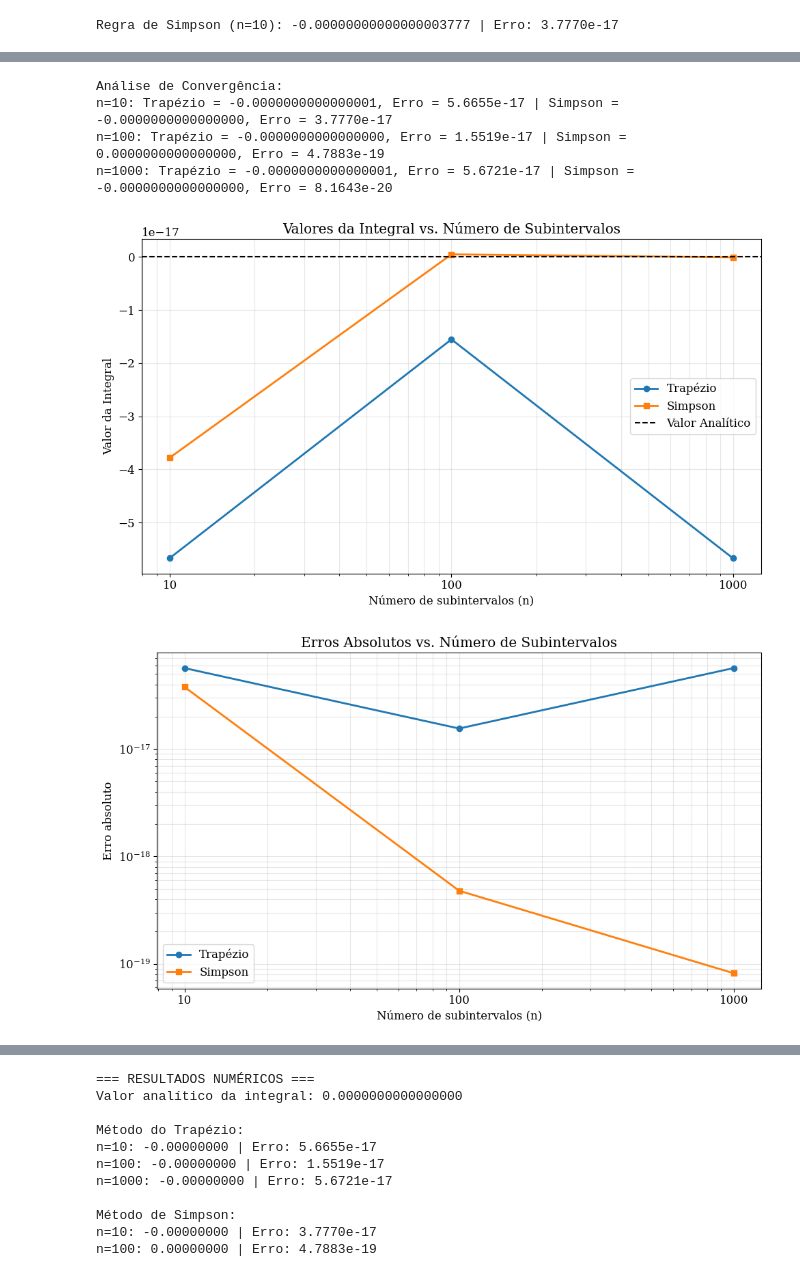
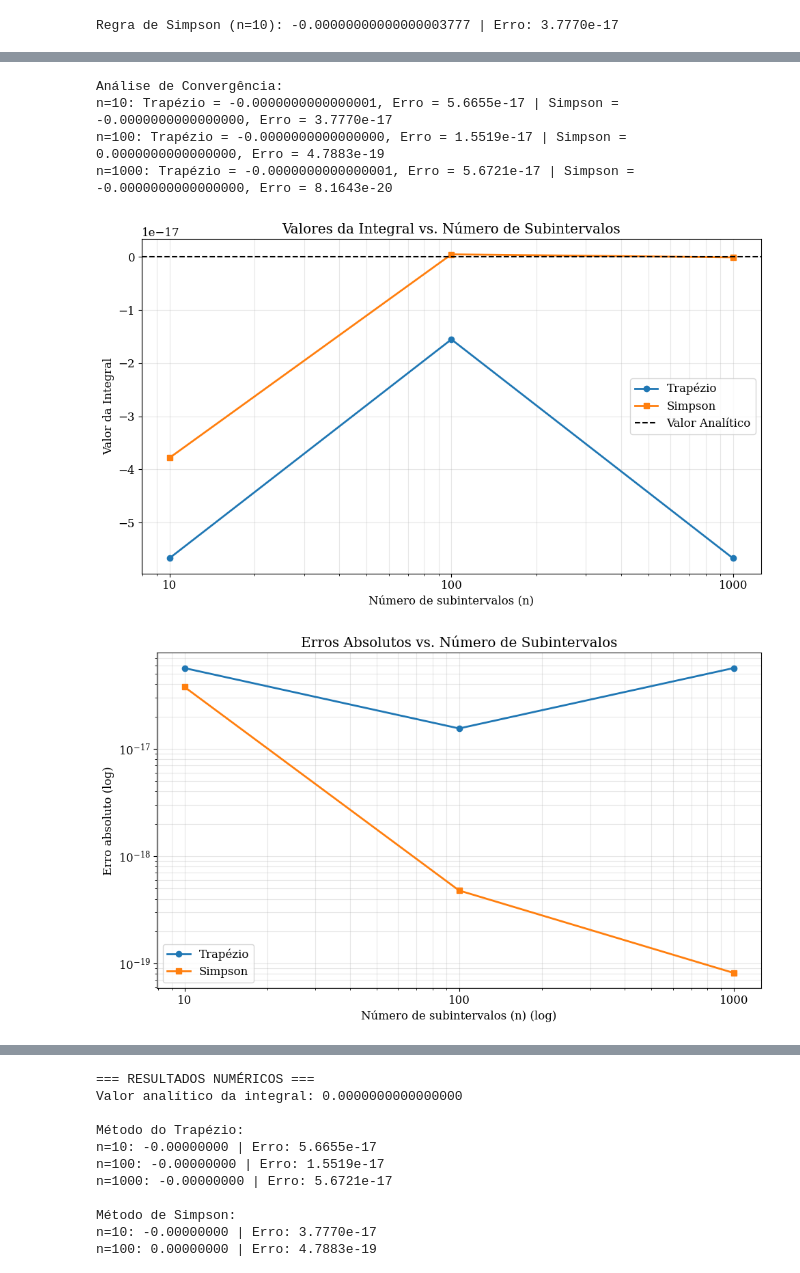
Before and after one commit to vinanit/Atividade-7-Fisica-Computacional, a Jupyter notebook: Av7.ipynb, the cells around one changed output, grey strips where cells are left out. Saved outputs shown, nothing was run; the diff lists cells and outputs as text; code cells hidden in the pictures.

```diff
--- a/Av7.ipynb
+++ b/Av7.ipynb
@@ -155,13 +163,11 @@ import numpy as np
 import matplotlib.pyplot as plt
 from scipy.integrate import simpson, trapezoid
 import sympy as sp
-# Configurações gerais
-plt.rcParams.update({'font.size': 12, 'font.family': 'serif'})
-np.random.seed(7)  # Reprodutibilidade
 
-# =======================================================
+
+
 # a) Visualização e análise analítica
-# =======================================================
+
 x = np.linspace(0, 1, 500)
 f = np.sin(2 * np.pi * x)
 
@@ -334,9 +324,8 @@ Para esta função específica (sin(2πx)), a simetria perfeita no intervalo [0,
 
 Em funções não-periódicas ou intervalos assimétricos, Simpson mostraria vantagem mais clara.
 # %%
-# =======================================================
 # d) Análise de convergência (n=100 e n=1000)
-# =======================================================
+
 ns = [10, 100, 1000]
 erros_trap, erros_simp = [], []
 valores_trap, valores_simp = [], []
@@ -356,8 +345,6 @@ for n in ns:
 print("\nAnálise de Convergência:")
 for i, n in enumerate(ns):
     print(f"n={n}: Trapézio = {valores_trap[i]:.16f}, Erro = {erros_trap[i]:.4e} | Simpson = {valores_simp[i]:.16f}, Erro = {erros_simp[i]:.4e}")
-
-
 
 # Gráfico de Resultados
 plt.figure(figsize=(10, 6))
@@ -373,36 +360,36 @@ plt.grid(alpha=0.3, which='both')
 plt.legend()
 plt.tight_layout()
 plt.savefig('valores_convergencia.png', dpi=300)
 plt.show()
 plt.close()
 
 
 # Gráfico de erros em escala logarítmica
 plt.figure(figsize=(10, 6))
 plt.loglog(ns, erros_trap, 'o-', label='Trapézio', linewidth=2)
 plt.loglog(ns, erros_simp, 's-', label='Simpson', linewidth=2)
 plt.axhline(0, color='k', linestyle='--', alpha=0.3)
 plt.xscale('log')
 plt.yscale('log')
 
 
 plt.title('Erros Absolutos vs. Número de Subintervalos')
-plt.xlabel('Número de subintervalos (n)')
-plt.ylabel('Erro absoluto')
+plt.xlabel('Número de subintervalos (n) (log)')
+plt.ylabel('Erro absoluto (log)')
 plt.xticks(ns, labels=[f'{n}' for n in ns])
 plt.grid(alpha=0.3, which='both')
 plt.legend()
 plt.tight_layout()
 plt.savefig('erros_convergencia.png', dpi=300)
 plt.show()
 plt.close()
 # %% [output]
 Análise de Convergência:
 n=10: Trapézio = -0.0000000000000001, Erro = 5.6655e-17 | Simpson = -0.0000000000000000, Erro = 3.7770e-17
 n=100: Trapézio = -0.0000000000000000, Erro = 1.5519e-17 | Simpson = 0.0000000000000000, Erro = 4.7883e-19
 n=1000: Trapézio = -0.0000000000000001, Erro = 5.6721e-17 | Simpson = -0.0000000000000000, Erro = 8.1643e-20
 [figure]
-[figure, old version]
+[figure, new version]
 # %% [markdown]
 ### Resposta ao Item (d)
 
```
Also changed, not shown: parts of 18 cells of this notebook, 4 other files.
